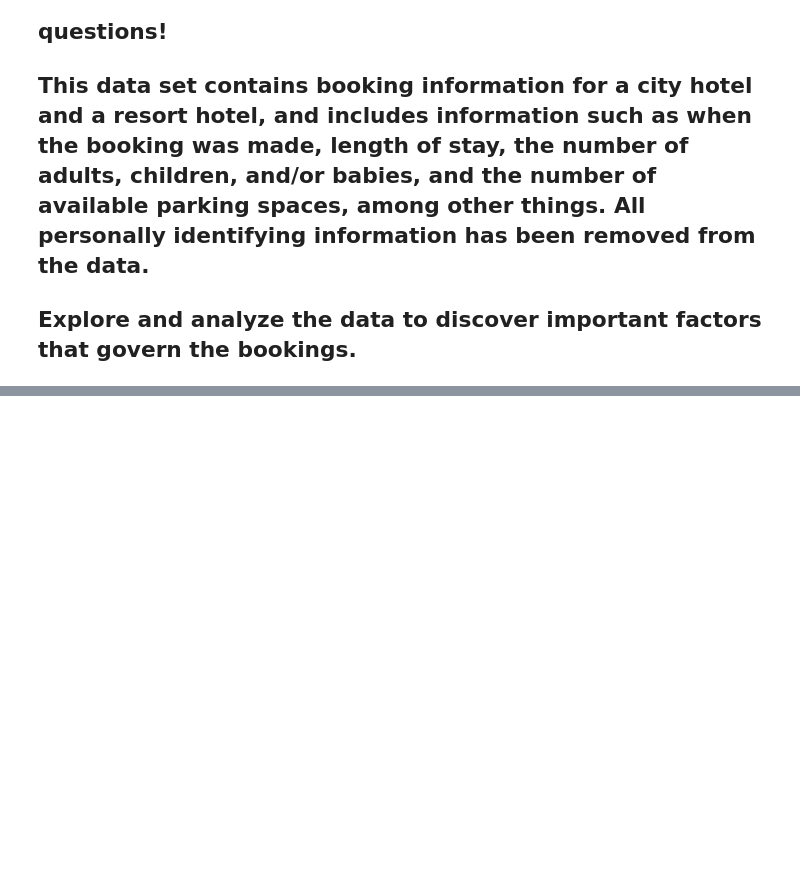
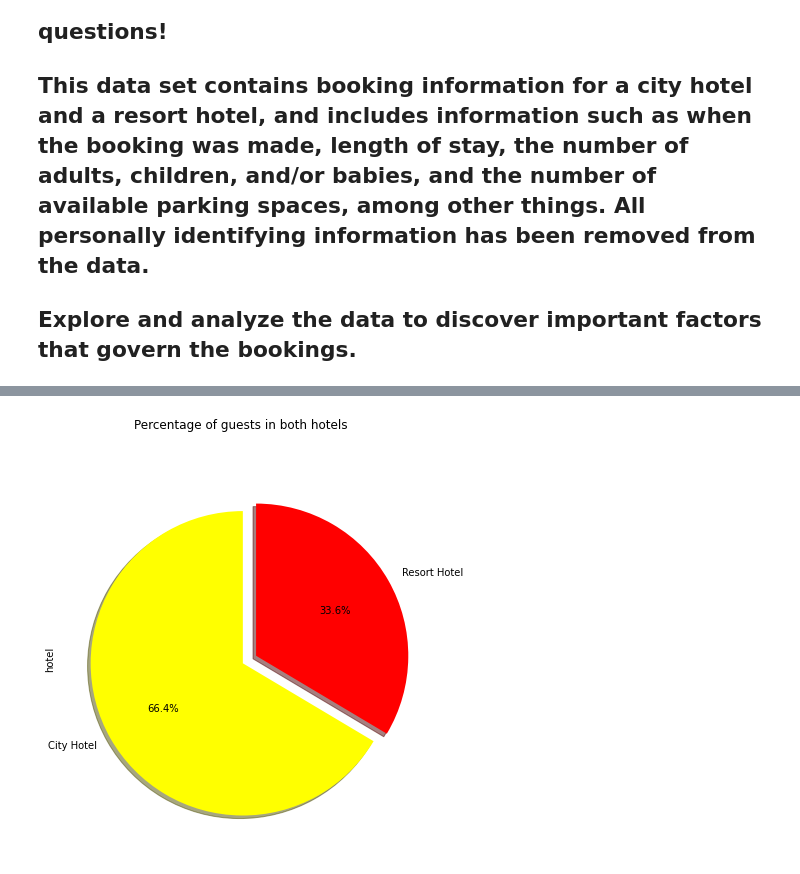
Before and after one commit to swapnilraher/Hotel-Booking, a Jupyter notebook: Swapnil__Hotel_Booking_Analysis_Capstone_Project.ipynb, the cells around one changed output, grey strips where cells are left out. Saved outputs shown, nothing was run; the diff lists cells and outputs as text; code cells hidden in the pictures; blank space fills up the shorter version.

```diff
--- a/Swapnil__Hotel_Booking_Analysis_Capstone_Project.ipynb
+++ b/Swapnil__Hotel_Booking_Analysis_Capstone_Project.ipynb
@@ -38,0 +299,7 @@ hotel.head(3)
+# %%
+#Visualizng by the Pie Chart.
+
+dff=hoteldata['hotel'].value_counts()
+diagram=dff.plot(kind='pie',explode=[0.05,0.05],subplots=True, shadow = True,startangle=90,figsize=(10,7), autopct='%1.1f%%', colors = ['yellow', 'red'],title = 'Percentage of guests in both hotels' )
+# %% [output]
+[figure, added]
```
Also changed, not shown: parts of 139 cells of this notebook.
